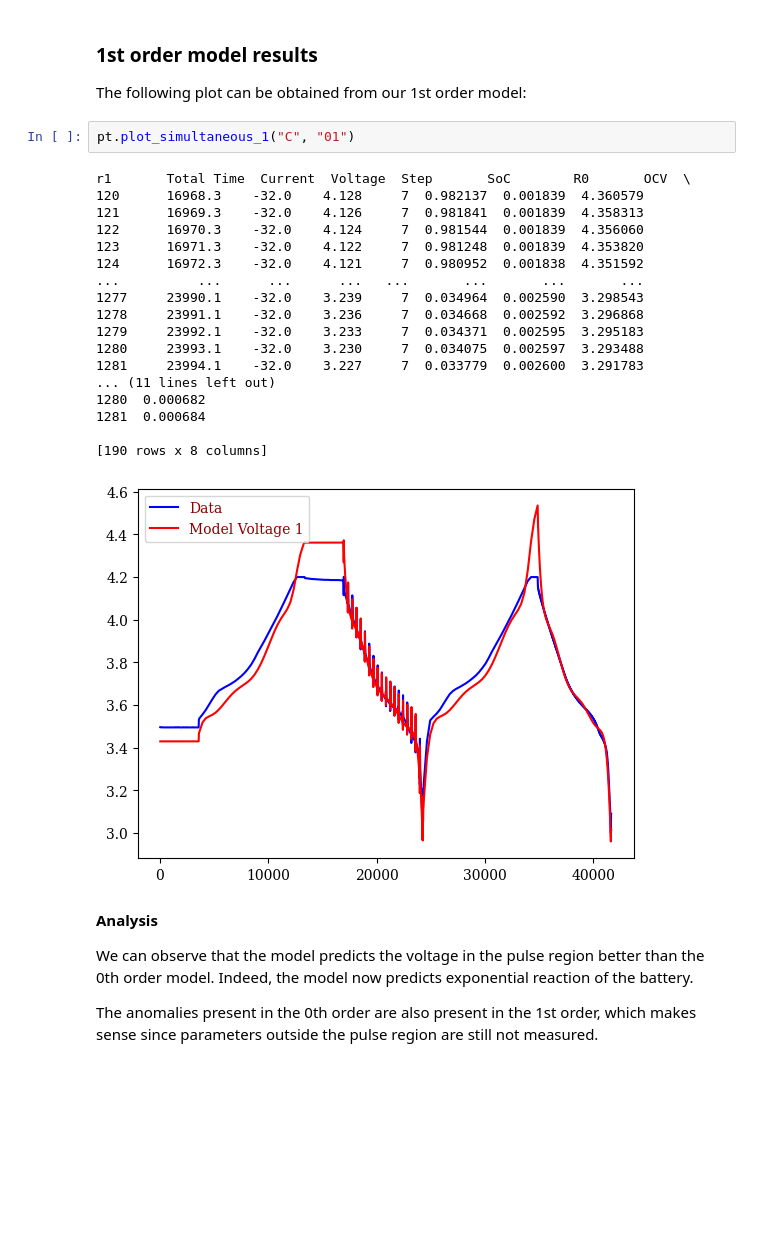
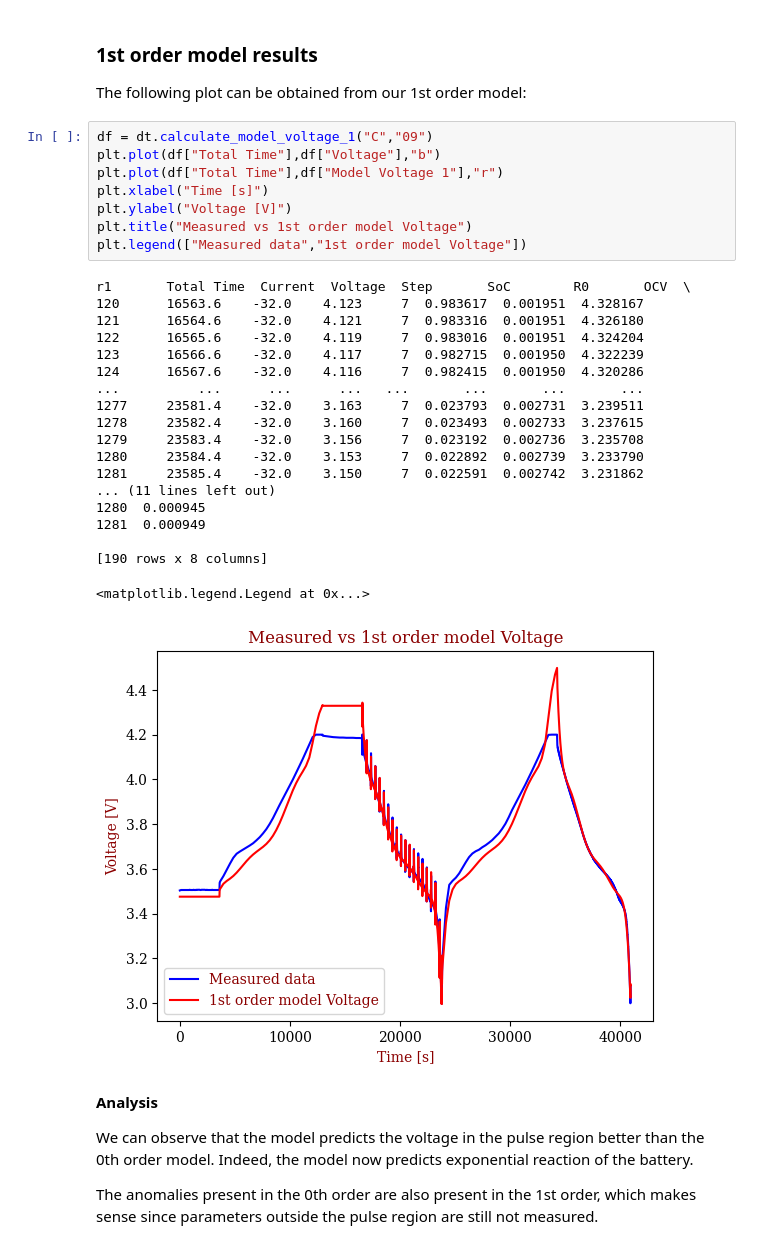
Before and after one commit to Gringer-Giffon/EDF_Batteries, a Jupyter notebook: report.ipynb, the cells around one changed output. Saved outputs shown, nothing was run; the diff lists cells and outputs as text; blank space fills up the shorter version.

```diff
--- a/report.ipynb
+++ b/report.ipynb
@@ -392,26 +385,33 @@ Using this, we may plot $C_{1}$ as a function of SoC and SoH:
 
 The following plot can be obtained from our 1st order model:
 # %%
-pt.plot_simultaneous_1("C", "01")
+df = dt.calculate_model_voltage_1("C","09")
+plt.plot(df["Total Time"],df["Voltage"],"b")
+plt.plot(df["Total Time"],df["Model Voltage 1"],"r")
+plt.xlabel("Time [s]")
+plt.ylabel("Voltage [V]")
+plt.title("Measured vs 1st order model Voltage")
+plt.legend(["Measured data","1st order model Voltage"])
 # %% [output]
 r1       Total Time  Current  Voltage  Step       SoC        R0       OCV  \
-120      16968.3    -32.0    4.128     7  0.982137  0.001839  4.360579
-121      16969.3    -32.0    4.126     7  0.981841  0.001839  4.358313
-122      16970.3    -32.0    4.124     7  0.981544  0.001839  4.356060
-123      16971.3    -32.0    4.122     7  0.981248  0.001839  4.353820
-124      16972.3    -32.0    4.121     7  0.980952  0.001838  4.351592
+120      16563.6    -32.0    4.123     7  0.983617  0.001951  4.328167
+121      16564.6    -32.0    4.121     7  0.983316  0.001951  4.326180
+122      16565.6    -32.0    4.119     7  0.983016  0.001951  4.324204
+123      16566.6    -32.0    4.117     7  0.982715  0.001950  4.322239
+124      16567.6    -32.0    4.116     7  0.982415  0.001950  4.320286
 ...          ...      ...      ...   ...       ...       ...       ...
-1277     23990.1    -32.0    3.239     7  0.034964  0.002590  3.298543
-1278     23991.1    -32.0    3.236     7  0.034668  0.002592  3.296868
-1279     23992.1    -32.0    3.233     7  0.034371  0.002595  3.295183
-1280     23993.1    -32.0    3.230     7  0.034075  0.002597  3.293488
-1281     23994.1    -32.0    3.227     7  0.033779  0.002600  3.291783
+1277     23581.4    -32.0    3.163     7  0.023793  0.002731  3.239511
+1278     23582.4    -32.0    3.160     7  0.023493  0.002733  3.237615
+1279     23583.4    -32.0    3.156     7  0.023192  0.002736  3.235708
+1280     23584.4    -32.0    3.153     7  0.022892  0.002739  3.233790
+1281     23585.4    -32.0    3.150     7  0.022591  0.002742  3.231862
 ... (11 lines left out)
-1280  0.000682
-1281  0.000684
+1280  0.000945
+1281  0.000949
 
 [190 rows x 8 columns]
+<matplotlib.legend.Legend at 0x...>
-[figure, old version]
+[figure, new version]
 # %% [markdown]
 **Analysis**
 
```
Also changed, not shown: parts of 9 cells of this notebook, 1 other file.
